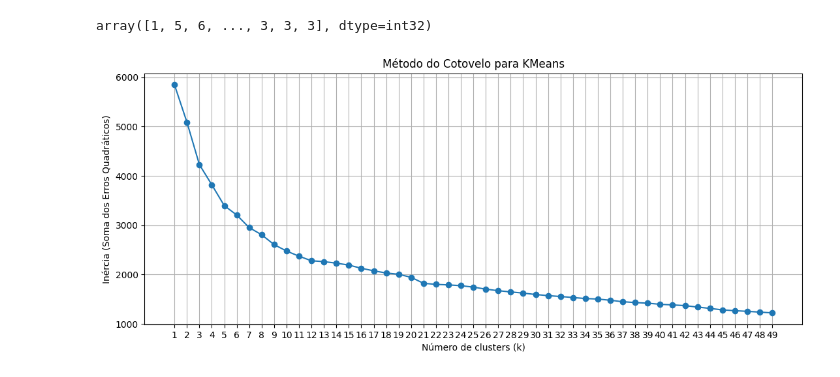
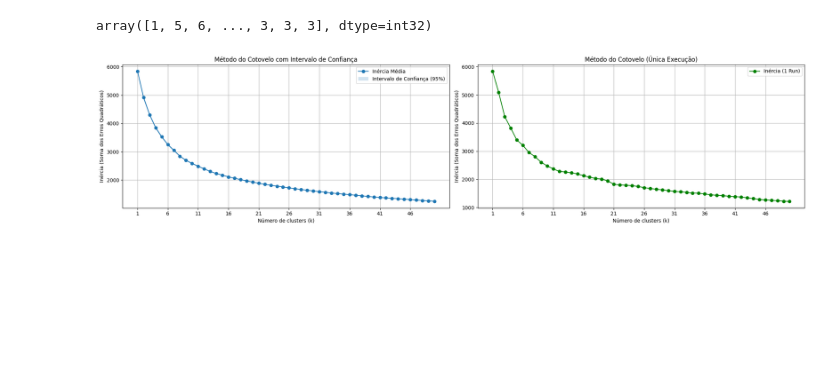
Before and after one commit to isadoravrx/k_means, a Jupyter notebook: exploratory.ipynb, the cells around one changed output. Drawn from its saved outputs; the diff is of its cells as text; code cells hidden in the pictures; blank space fills up the shorter version.

Commit message:
calculate the bootstrap and confidence interval

```diff
--- a/exploratory.ipynb
+++ b/exploratory.ipynb
@@ -51,23 +51,61 @@ kmeans.labels_
 # %% [output]
 array([1, 5, 6, ..., 3, 3, 3], dtype=int32)
 # %%
+import numpy as np
+import matplotlib.pyplot as plt
+from sklearn.cluster import KMeans
+from scipy.stats import norm
+from utils.confidence_interval import ConfidenceInterval
 
-inertias = []
-K_range = range(1, 50)
+K_range = range(1, 51)
+n_runs = 30
+alpha = 0.05 # alpha para o intervalo de confiança
 
+all_inertias = np.zeros((len(K_range), n_runs))
+
+for i, k in enumerate(K_range):
+    for run in range(n_runs):
+        kmeans = KMeans(n_clusters=k, n_init="auto", random_state=run)
+        kmeans.fit(X)
+        all_inertias[i, run] = kmeans.inertia_
+
+means = []
+lower_bounds = []
+upper_bounds = []
+
+# o bootstrap está sendo calculado dentro da classe confidence interval
+for i, k in enumerate(K_range):
+    ci = ConfidenceInterval(all_inertias[i, :], alpha)
+    means.append(ci.mean)
+    lower_bounds.append(ci.calculate_lower_bound())
+    upper_bounds.append(ci.calculate_upper_bound())
+
+single_run_inertias = []
 for k in K_range:
-  kmeans = KMeans(n_clusters=k, random_state=0, n_init="auto")
-  kmeans.fit(X)
-  inertias.append(kmeans.inertia_)
+    kmeans = KMeans(n_clusters=k, n_init="auto", random_state=0)
+    kmeans.fit(X)
+    single_run_inertias.append(kmeans.inertia_)
 
-# Plot do cotovelo
-plt.figure(figsize=(13, 5))
-plt.plot(K_range, inertias, marker='o')
-plt.xlabel('Número de clusters (k)')
-plt.ylabel('Inércia (Soma dos Erros Quadráticos)')
-plt.title('Método do Cotovelo para KMeans')
-plt.xticks(K_range)
-plt.grid(True)
+fig, (ax1, ax2) = plt.subplots(1, 2, figsize=(20, 5))
+
+ax1.plot(K_range, means, marker='o', label='Inércia Média')
+ax1.fill_between(K_range, lower_bounds, upper_bounds, alpha=0.2, label='Intervalo de Confiança (95%)')
+ax1.set_xlabel('Número de clusters (k)')
+ax1.set_ylabel('Inércia (Soma dos Erros Quadráticos)')
+ax1.set_title('Método do Cotovelo com Intervalo de Confiança')
+ax1.set_xticks(list(K_range)[::5])
+ax1.grid(True)
+ax1.legend()
+
+ax2.plot(K_range, single_run_inertias, marker='o', color='green', label='Inércia (1 Run)')
+ax2.set_xlabel('Número de clusters (k)')
+ax2.set_ylabel('Inércia (Soma dos Erros Quadráticos)')
+ax2.set_title('Método do Cotovelo (Única Execução)')
+ax2.set_xticks(list(K_range)[::5])
+ax2.grid(True)
+ax2.legend()
+
+plt.tight_layout()
 plt.show()
 # %% [output]
-[figure, old version]
+[figure, new version]
```
